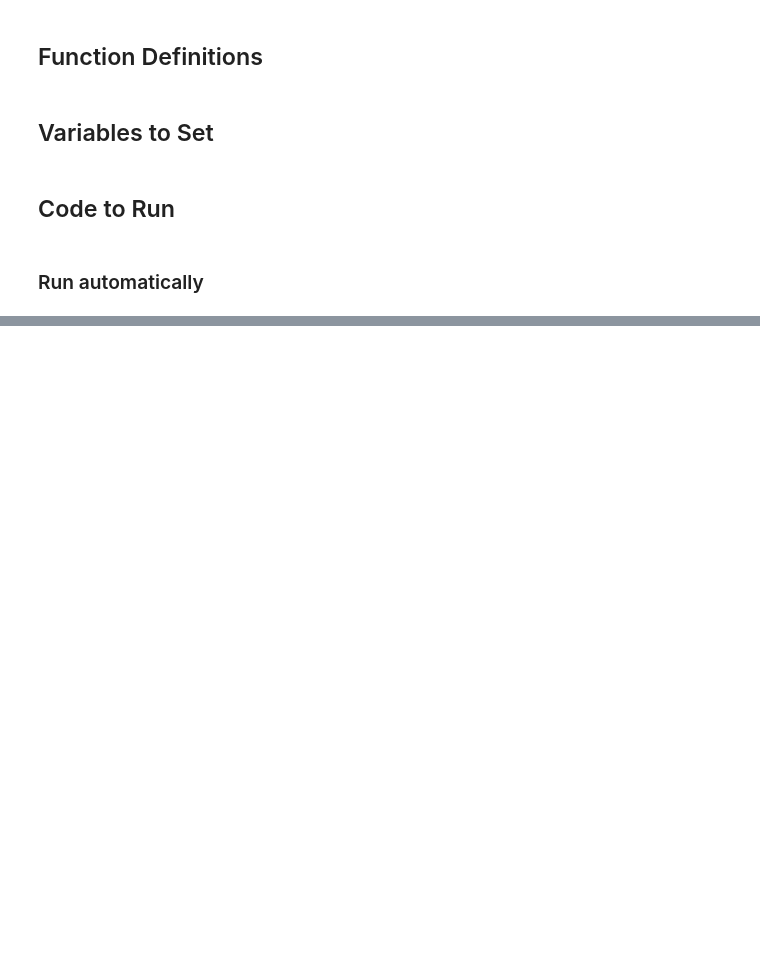
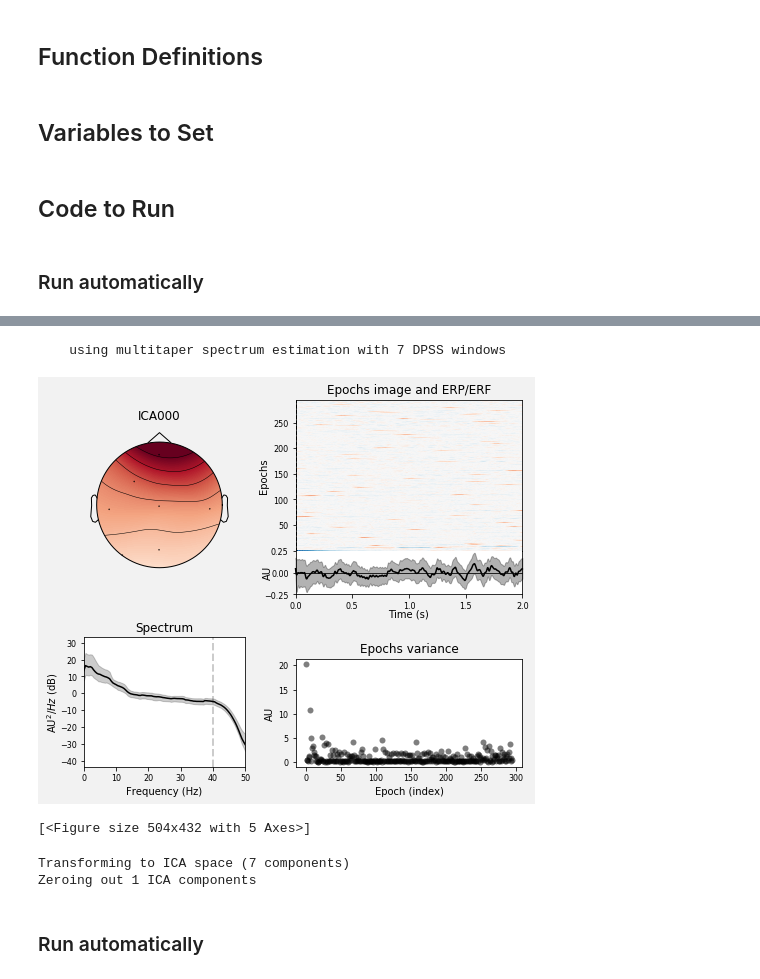
Before and after one commit to lpjiang97/EEG-CoAdaptation, a Jupyter notebook: Initial_inspection/Update_MI_Decoder.ipynb, the cells around one changed output, grey strips where cells are left out. Cells and saved outputs as stored; diff of their text form; code cells hidden in the pictures; blank space fills up the shorter version.

Commit message:
Create and update MI decoder notebooks now complete, just need confidence score function and add DSI-7 processing

```diff
--- a/Initial_inspection/Update_MI_Decoder.ipynb
+++ b/Initial_inspection/Update_MI_Decoder.ipynb
@@ -317,0 +375,20 @@ npzfile.files
+# %%
+# Take a closer look at an individual component
+%matplotlib inline
+ica.plot_properties(raw, picks=[0])
+# %% [output]
+    using multitaper spectrum estimation with 7 DPSS windows
+[figure, added]
+[<Figure size 504x432 with 5 Axes>]
+# %%
+ica.exclude = [0] # most likely to be blinks (when you check source you can see clearly)
+raw_corrected = raw.copy()
+ica.apply(raw_corrected)
+
+# Make a copy of the original data just in case
+EEGdata[channels] = raw_corrected.get_data().T
+# %% [output]
+Transforming to ICA space (7 components)
+Zeroing out 1 ICA components
+# %% [markdown]
+### Run automatically
```
Also changed, not shown: parts of 12 cells of this notebook, 1 other file.
